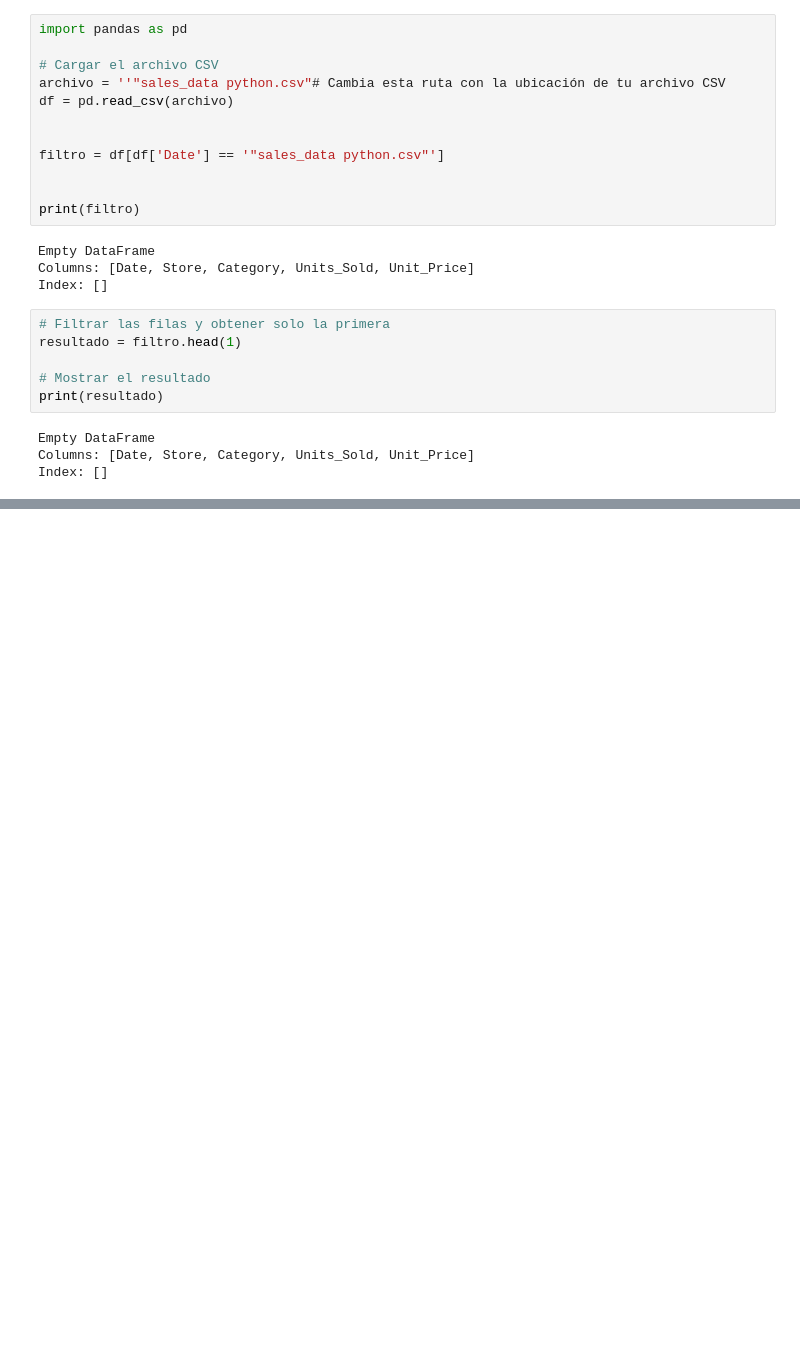
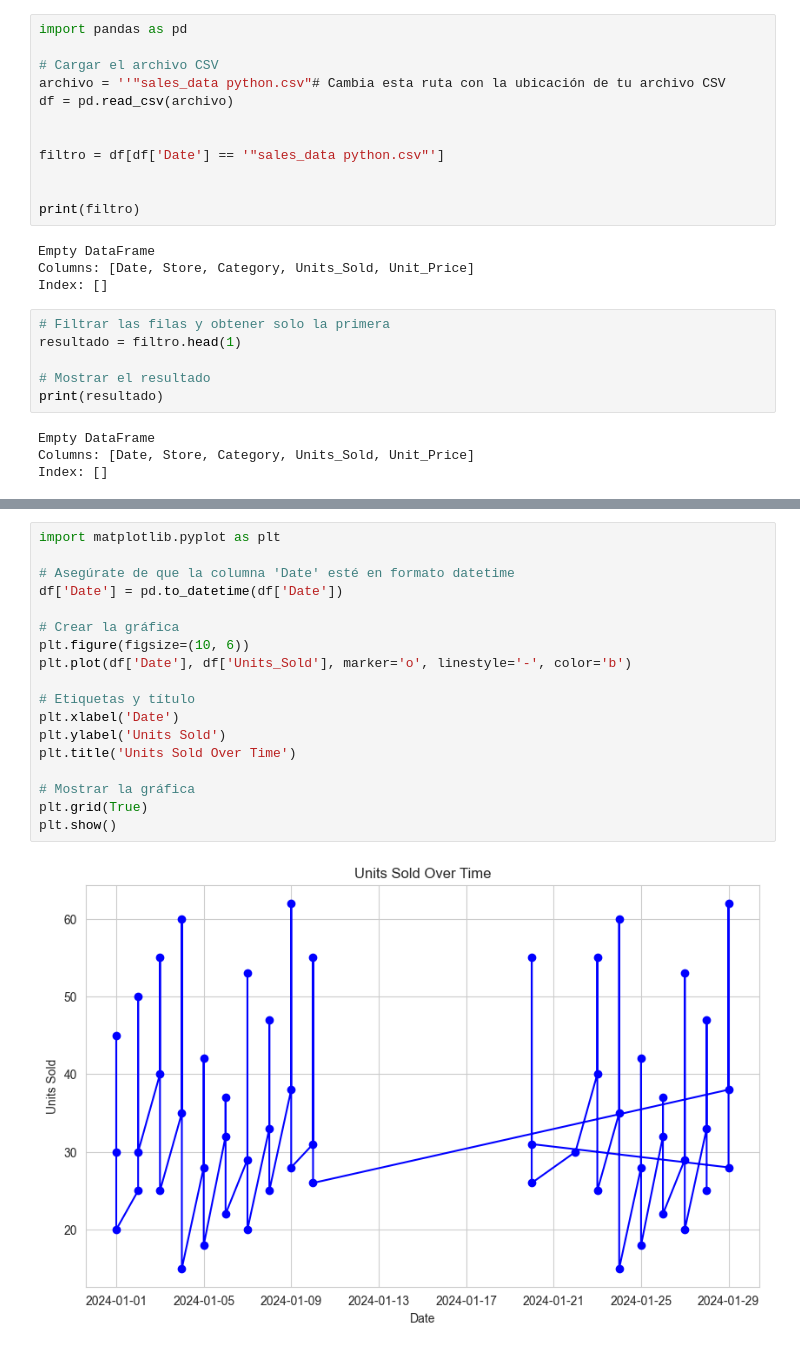
Before and after one commit to nicoherza-pascu/Club_IA-2, a Jupyter notebook: practica.ipynb, the cells around one changed output, grey strips where cells are left out. Drawn from its saved outputs; the diff is of its cells as text; blank space fills up the shorter version.

```diff
--- a/practica.ipynb
+++ b/practica.ipynb
@@ -195,0 +381,20 @@ ValueError: Mime type rendering requires nbformat>=4.2.0 but it is not installed
+# %%
+import matplotlib.pyplot as plt
+
+# Asegúrate de que la columna 'Date' esté en formato datetime
+df['Date'] = pd.to_datetime(df['Date'])
+
+# Crear la gráfica
+plt.figure(figsize=(10, 6))
+plt.plot(df['Date'], df['Units_Sold'], marker='o', linestyle='-', color='b')
+
+# Etiquetas y título
+plt.xlabel('Date')
+plt.ylabel('Units Sold')
+plt.title('Units Sold Over Time')
+
+# Mostrar la gráfica
+plt.grid(True)
+plt.show()
+# %% [output]
+[figure, added]
```
Also changed, not shown: parts of 23 cells of this notebook.
